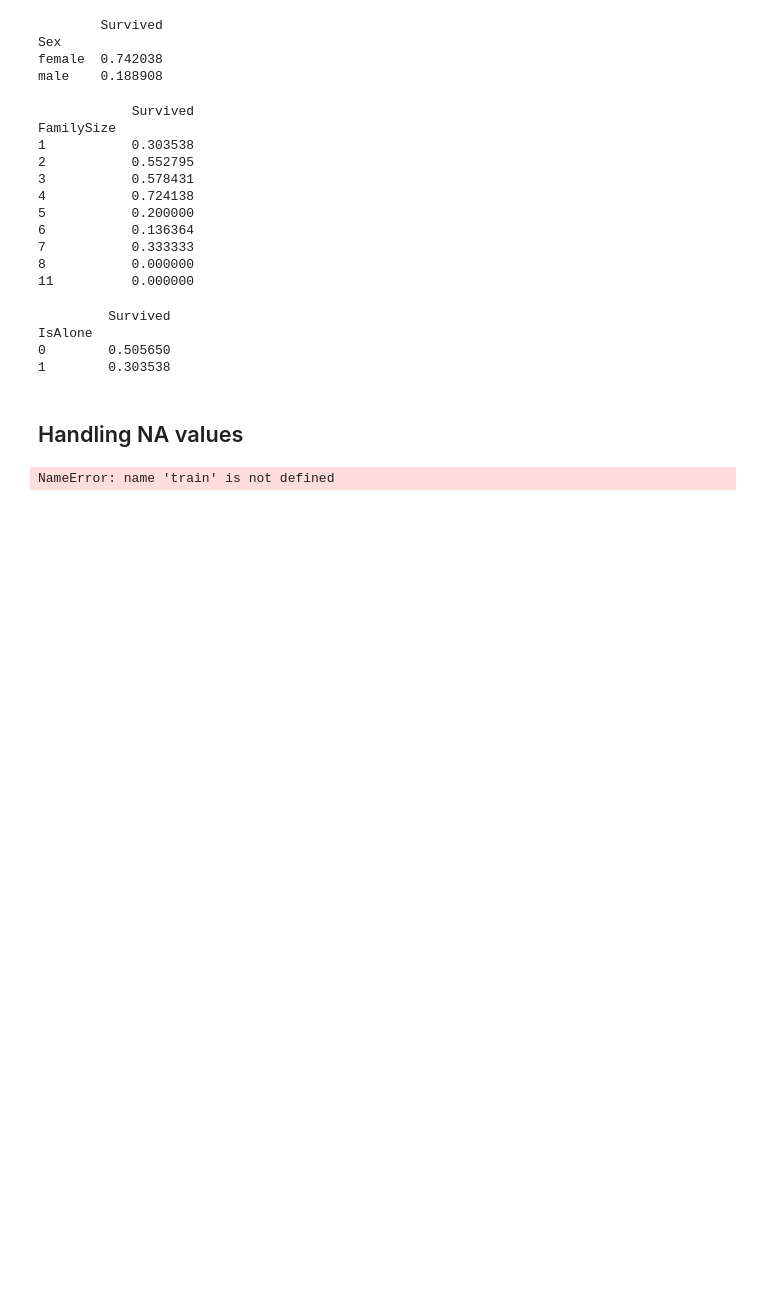
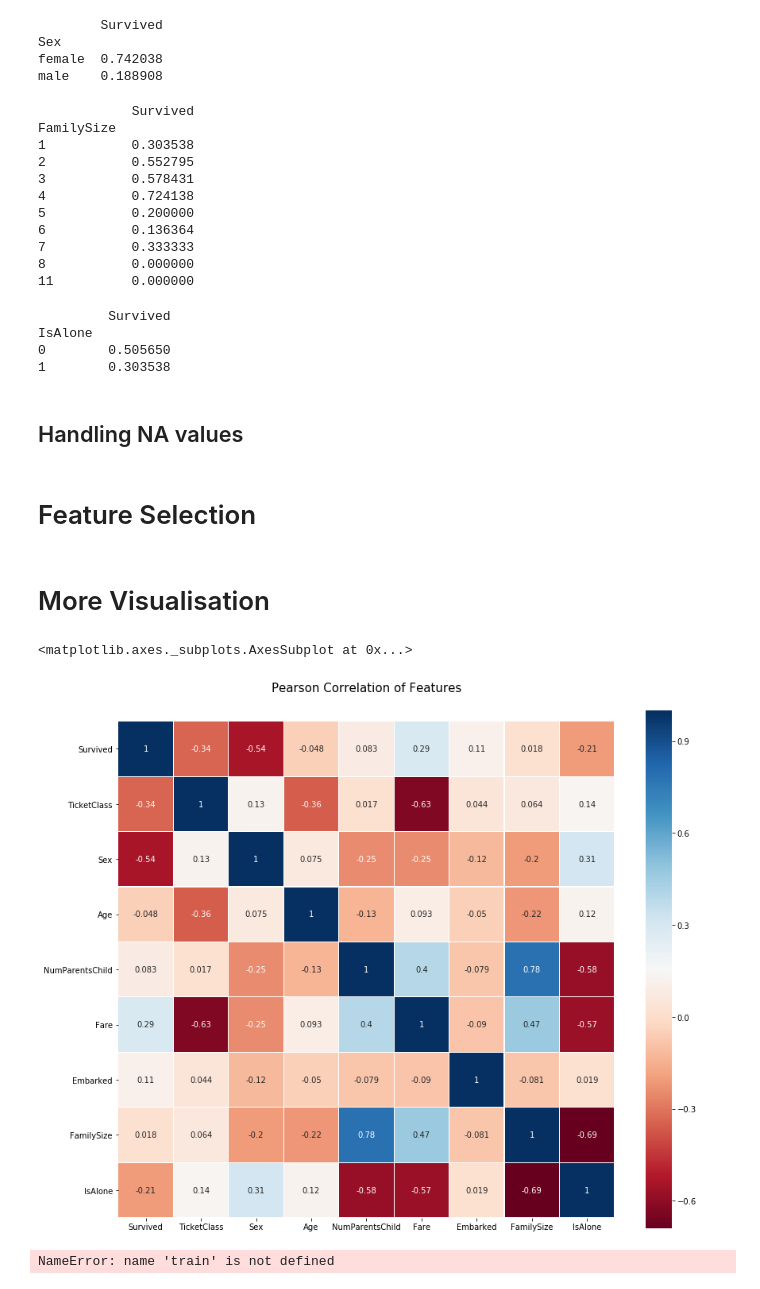
Before and after one commit to pengnam/kaggle-titanic, a Jupyter notebook: titanic.ipynb, the cells around one changed output. Cells and saved outputs as stored; diff of their text form; code cells hidden in the pictures; blank space fills up the shorter version.

Commit message:
feat(initializing for training)

```diff
--- a/titanic.ipynb
+++ b/titanic.ipynb
@@ -172,3 +172,5 @@ for dataset in all_data:
     dataset.loc[(dataset['Age'] > 32) & (dataset['Age'] <= 48), 'Age'] = 2
     dataset.loc[(dataset['Age'] > 48) & (dataset['Age'] <= 64), 'Age'] = 3
     dataset.loc[ dataset['Age'] > 64, 'Age'] = 4 ;
+# %% [markdown]
+# Feature Selection
@@ -175,3 +181,15 @@ for dataset in all_data:
+# %% [markdown]
+# More Visualisation
+# %%
+#Understanding correlation will help in deciding which features are important and which are not
+colormap = plt.cm.RdBu
+plt.figure(figsize=(14,12))
+plt.title('Pearson Correlation of Features', y=1.05, size=15)
+sns.heatmap(train_df.astype(float).corr(),linewidths=0.1,vmax=1.0,
+            square=True, cmap=colormap, linecolor='white', annot=True)
+# %% [output]
+<matplotlib.axes._subplots.AxesSubplot at 0x...>
+[figure, added]
 # %%
 # Initialising variables to be used for model
 # %%
```
Also changed, not shown: parts of 1 cell of this notebook.
